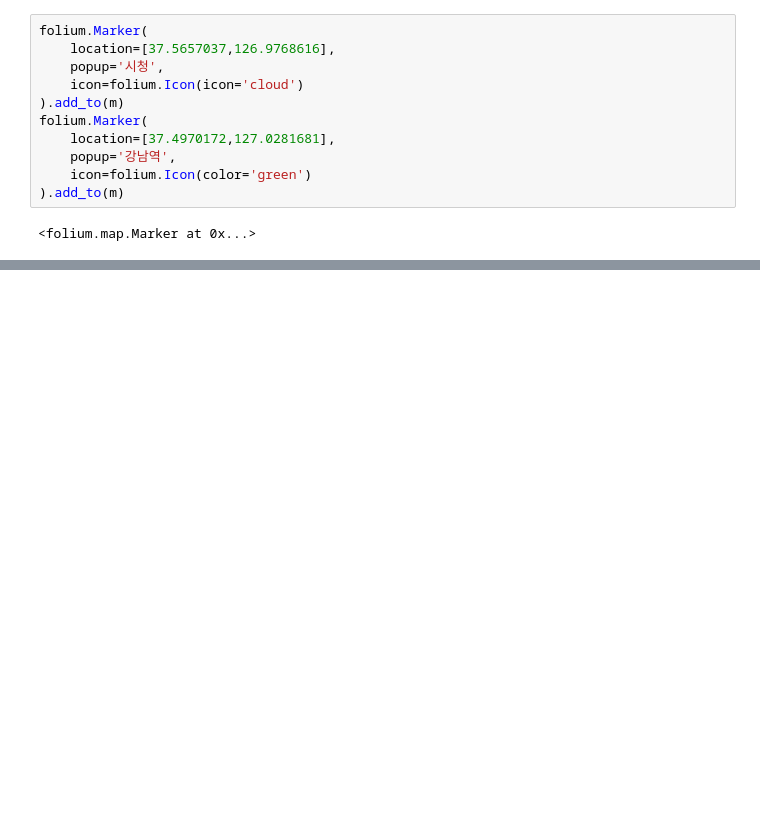
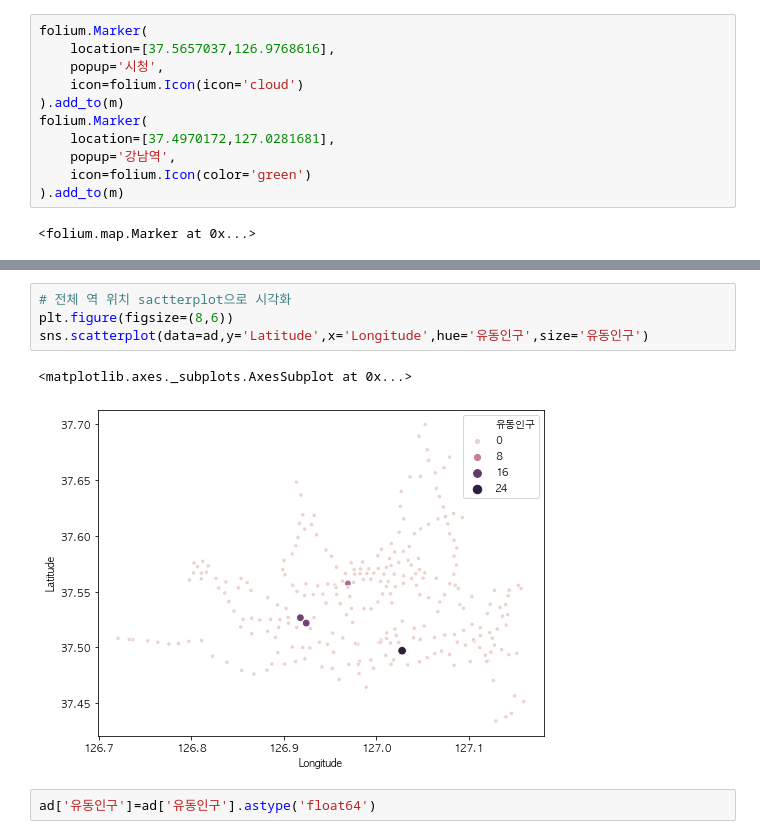
Before and after one commit to choihana/covid19_visualize, a Jupyter notebook: address_crawling.ipynb, the cells around one changed output, grey strips where cells are left out. Drawn from its saved outputs; the diff is of its cells as text; blank space fills up the shorter version.

```diff
--- a/address_crawling.ipynb
+++ b/address_crawling.ipynb
@@ -172,0 +220,9 @@ m
+# %%
+# 전체 역 위치 sactterplot으로 시각화
+plt.figure(figsize=(8,6))
+sns.scatterplot(data=ad,y='Latitude',x='Longitude',hue='유동인구',size='유동인구')
+# %% [output]
+<matplotlib.axes._subplots.AxesSubplot at 0x...>
+[figure, added]
+# %%
+ad['유동인구']=ad['유동인구'].astype('float64')
```
Also changed, not shown: parts of 14 cells of this notebook, 1 other file.
